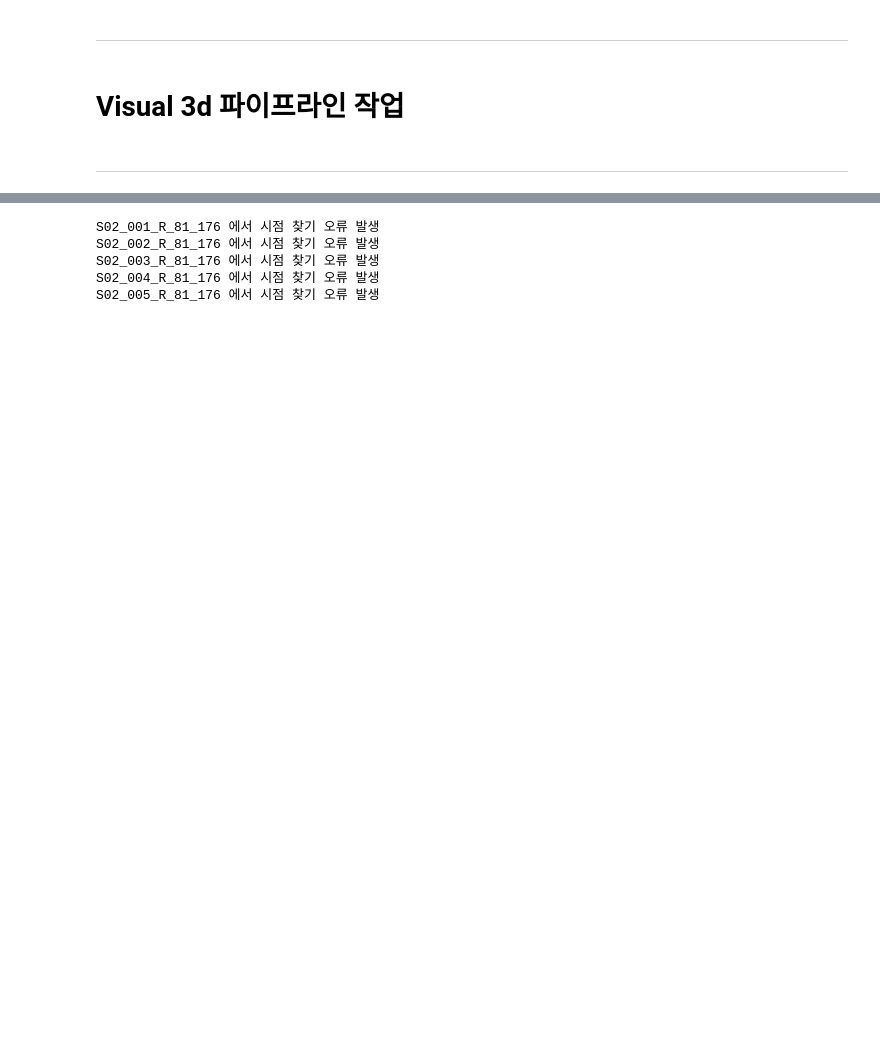
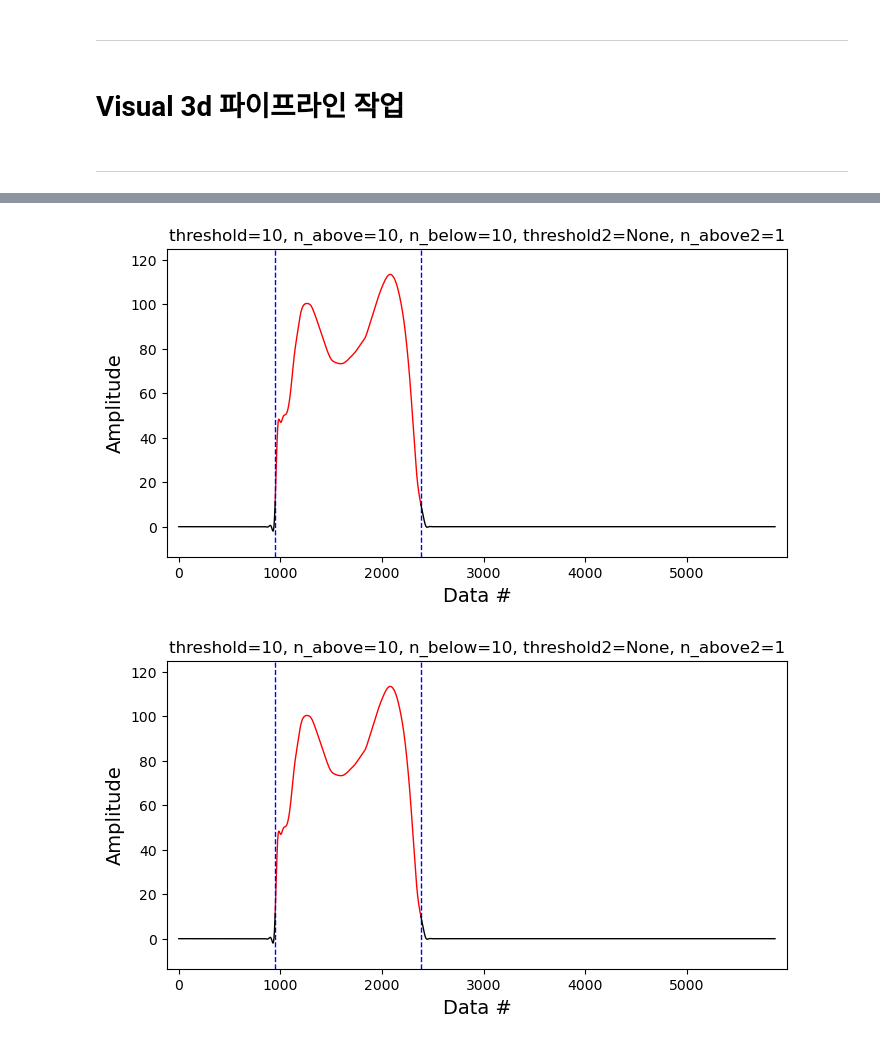
Before and after one commit to kkongkka/GAIT, a Jupyter notebook: 1. data_processing.ipynb, the cells around one changed output, grey strips where cells are left out. Saved outputs shown, nothing was run; the diff lists cells and outputs as text; code cells hidden in the pictures; blank space fills up the shorter version.

```diff
--- a/1. data_processing.ipynb
+++ b/1. data_processing.ipynb
@@ -97,7 +94,7 @@ for file, name in zip(file_list, file_name):
     df.drop('Unnamed: 0_level_0', axis=1, inplace=True)
     df.drop('LAR_ROTMAT', axis=1, inplace=True)
     kinematic_len = len(df['FRAMES'].dropna())
-    kinetic_len = kinematic_len * 16  # force를 kinematic의 몇 배로 설정했는지
+    kinetic_len = kinematic_len * 36  # force를 kinematic의 몇 배로 설정했는지
 
     cols = []
     for col in df.columns:
@@ -114,9 +111,9 @@ for file, name in zip(file_list, file_name):
     for col in force.columns:
         side, data, _, axis = col
         if side == 'FP1':
-            side = 'First'
+            side = 'FP1'
         else:
-            side = 'Second'
+            side = 'FP2'
 
         for_cols.append(f"{side}_{data}_{axis}")
 
@@ -125,7 +122,7 @@ for file, name in zip(file_list, file_name):
     # non_force[name] = force
     for col in for_cols:
         if ('FORCE' in col) | ('FREEMOMENT' in col):                            # cop는 필터링 안하는지?
-            force[col] = lowpass_filter(force[col], 1080, 40, 4)  # 1080Hz / cutoff 40 / 4차 수정필요!!!!!!!!!!!
+            force[col] = lowpass_filter(force[col], 2160, 40, 4)  # 2160 / cutoff 40 / 4차 수정필요!!!!!!!!!!!
             force[col] = 100 * (force[col] / 9.81) / kg
 
     kine_cols = []
@@ -183,80 +180,54 @@ for file, name in zip(file_list, file_name):
                         kine[col].iloc[all[i]+1:all[i+1]+1] = kine[col].iloc[all[i]+1:all[i+1]+1] + 360
                     kine[col].iloc[all[-1]+1:] = kine[col].iloc[all[-1]+1:] + 360
 
-    # 각도로 "각속도" 계산
-    kine['PELVIS_ANGLUAR_VELOCITY_X'] = ang_vel_made(kine['PELVIS_ANGLE_X'], 180)  # 샘플링레이트 바꾸면 180 바꿔줘야 함!!!!!!!!!!!
-    kine['PELVIS_ANGLUAR_VELOCITY_Y'] = ang_vel_made(kine['PELVIS_ANGLE_Y'], 180)
-    kine['PELVIS_ANGLUAR_VELOCITY_Z'] = ang_vel_made(kine['PELVIS_ANGLE_Z'], 180)
-    kine['TORSO_ANGLUAR_VELOCITY_X'] = ang_vel_made(kine['TORSO_ANGLE_X'], 180)
-    kine['TORSO_ANGLUAR_VELOCITY_Y'] = ang_vel_made(kine['TORSO_ANGLE_Y'], 180)
-    kine['TORSO_ANGLUAR_VELOCITY_Z'] = ang_vel_made(kine['TORSO_ANGLE_Z'], 180)
-
     kine = kine.fillna(0)  # 결측치를 0으로 대체
 
     for col in kine.columns:
         if col not in ['FRAMES','TIME']:
-            kine[col] = lowpass_filter(kine[col],180,13.4,4)  # 1080Hz / cutoff 13.4 / 4차 수정필요!!!!!!!!!!!
+            kine[col] = lowpass_filter(kine[col],60,13.4,4)  # 60Hz / cutoff 13.4 / 4차 수정필요!!!!!!!!!!!
 
-    '''
-    for col in ang_cols:
-        if pit_type == 'L':
-            split_col = col.split('_')
-            if split_col[-1] in ['Y', 'Z']:
-                kine[col] = - kine[col]
-
-    for col in vel_cols:
-        if pit_type == 'L':
-            split_col = col.split('_')
-            if split_col[-1] in ['Y', 'Z']:
-                kine[col] = - kine[col]
-    '''
     session = f"{name.split('_')[0]}_{name.split('_')[1]}"
 
-    sr = 180
+    sr = 60
     plot = False
 
     try:
         # print(f"===================={name}=======================")
 
         # visual3d
-        HS1 = detect_onset(kine['AngVel_LSK_X'], threshold=0, n_above=10, n_below=10, show=plot)[0][1]
-        TO1 = detect_peaks(kine['AngVel_LSK_X'], mph=-2, mpd=50, valley=True, show=plot)[0]
-        HS2 = detect_onset(kine['AngVel_LSK_X'], threshold=0, n_above=10, n_below=10, show=plot)[1][0]
+        Heel_contact_1 = detect_onset(force['FP1_FORCE_Z'], threshold=10, n_above=10, n_below=10, show=True)[0][0]
+        Toe_off_1      = detect_onset(force['FP1_FORCE_Z'], threshold=10, n_above=10, n_below=10, show=True)[0][1]
 
-        HS11 = detect_onset(kine['First_FORCE_Z'], threshold=1, n_above=10, n_below=10, show=plot)
+        Heel_contact_2 = detect_onset(force['FP2_FORCE_Z'], threshold=10, n_above=10, n_below=10, show=True)[0][0]
+        Toe_off_2      = detect_onset(force['FP2_FORCE_Z'], threshold=10, n_above=10, n_below=10, show=True)[0][1]
 
-        if HS1 > TO1:
+
+        if Heel_contact_1 > Toe_off_1:
             print(f'{name} : HS1가 TO1 보다 큼')
-        if TO1 > HS2:
-            print(f'{name} : TO1가 HS2보다 큼')
+        if Heel_contact_2 > Toe_off_2:
+            print(f'{name} : HS2가 TO2보다 큼')
 
-        kine['Heel_Strike1'] = HS1
-        kine['Toe_Off1'] = TO1
-        kine['Heel_Strike2'] = HS2
+        kine['Heel_contact_1'] = Heel_contact_1
+        kine['Toe_off_1']      = Toe_off_1
+        kine['Heel_contact_2'] = Heel_contact_2
+        kine['Toe_off_2']      = Toe_off_2
 
-        force['Heel_Strike1'] = HS1 * 16  # force가 16배 이므로 바꿔야함
-        force['Toe_Off1'] = TO1 * 16
-        force['Heel_Strike2'] = HS2 * 16
+        # force가 36배 이므로 바꿔야함
+
+        force['Heel_contact_1'] = Heel_contact_1 * 36
+        force['Toe_off_1']      = Toe_off_1 * 36
+        force['Heel_contact_2'] = Heel_contact_2 * 36
+        force['Toe_off_2']      = Toe_off_2 * 36
 
         force.insert(0, 'FRAMES', range(1, len(force) + 1))
-
-        '''
-        First_lead_peak = detect_peaks(force['First_FORCE_Z'], mph=100, mpd=50, show=plot)
-        force['First_peak_z'] = First_lead_peak[0]
-        Second_lead_peak = detect_peaks(force['Second_FORCE_Z'], mph=100, mpd=50, show=plot)
-        force['Second_peak_z'] = Second_lead_peak[0]
-        '''
 
         dataset['force'][name] = force
         dataset['kine'][name] = kine
 
     except Exception:
         print(f"{name} 에서 시점 찾기 오류 발생")
         wrong['kine'][name] = kine
         wrong['force'][name] = force
 # %% [output]
-S02_001_R_81_176 에서 시점 찾기 오류 발생
-S02_002_R_81_176 에서 시점 찾기 오류 발생
-S02_003_R_81_176 에서 시점 찾기 오류 발생
-S02_004_R_81_176 에서 시점 찾기 오류 발생
-S02_005_R_81_176 에서 시점 찾기 오류 발생
+[figure, added]
+[figure, added]
```
Also changed, not shown: parts of 8 cells of this notebook.
